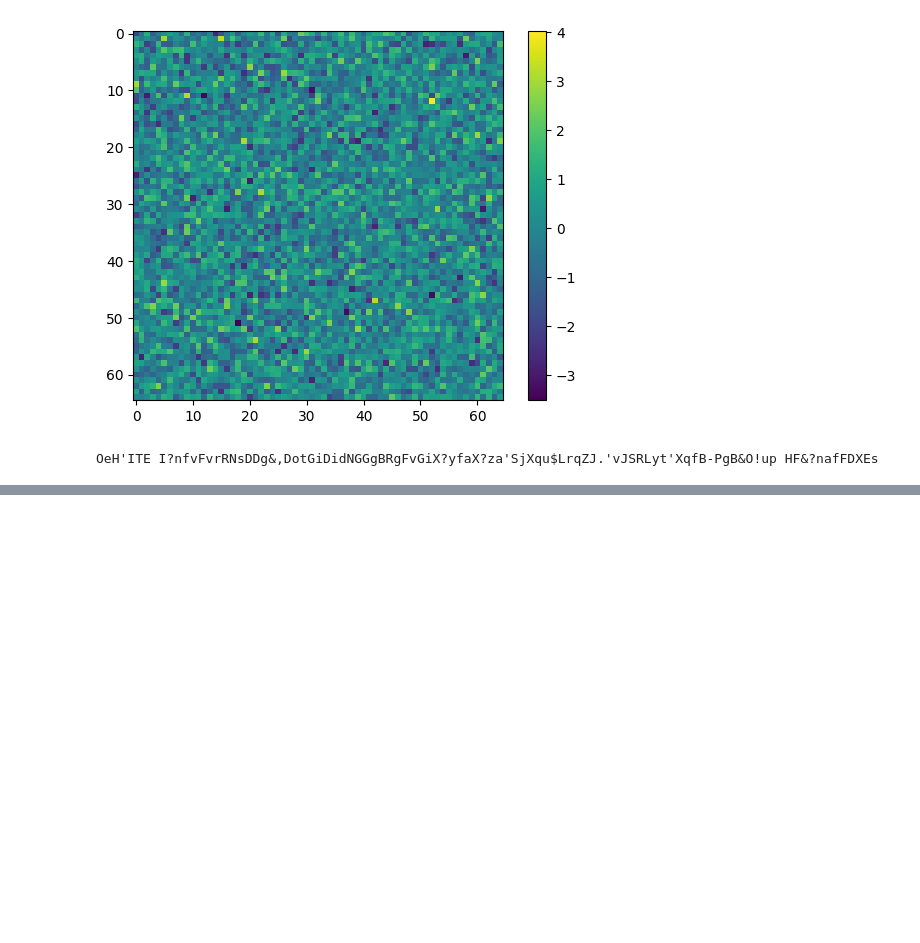
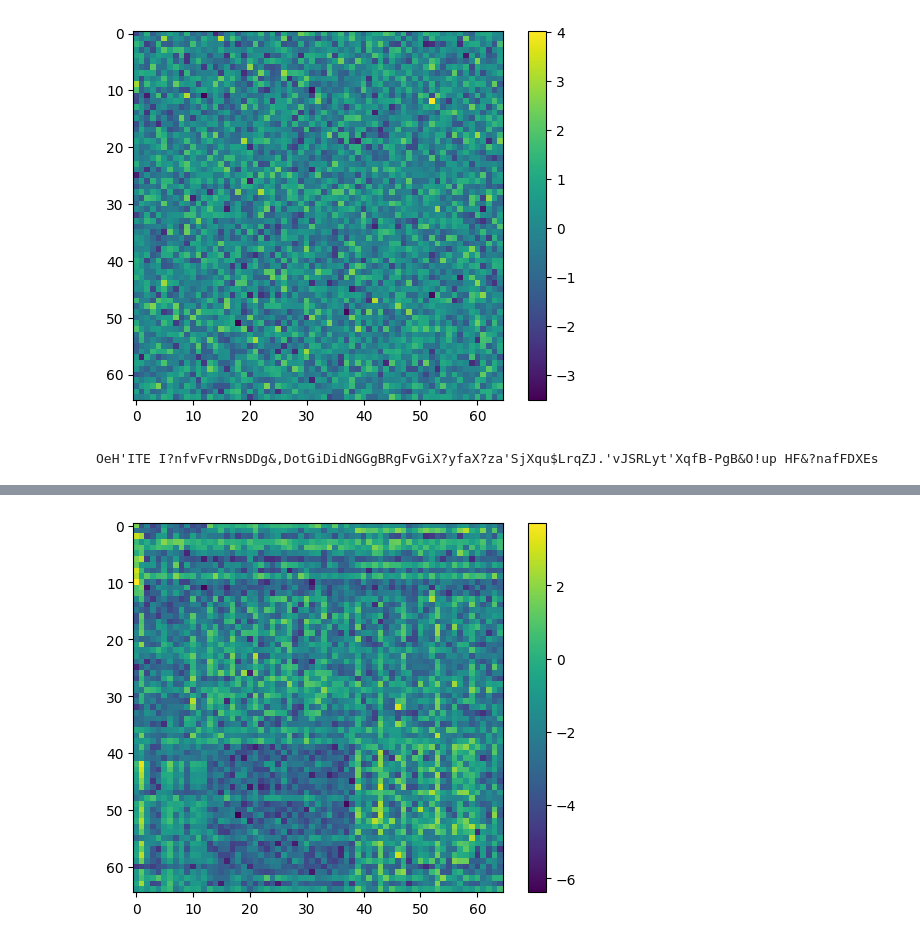
Before and after one commit to reynaldhavard/building-gpt, a Jupyter notebook: gpt-dev.ipynb, the cells around one changed output, grey strips where cells are left out. Saved outputs shown, nothing was run; the diff lists cells and outputs as text; code cells hidden in the pictures; blank space fills up the shorter version.

```diff
--- a/gpt-dev.ipynb
+++ b/gpt-dev.ipynb
@@ -321,0 +323,6 @@ y oury avepooused blle strerlllou
+# %%
+plt.imshow(blm.token_embedding_table.weight.cpu().detach().numpy(), cmap="viridis")
+plt.colorbar()
+plt.show()
+# %% [output]
+[figure, added]
```
Also changed, not shown: parts of 14 cells of this notebook.
